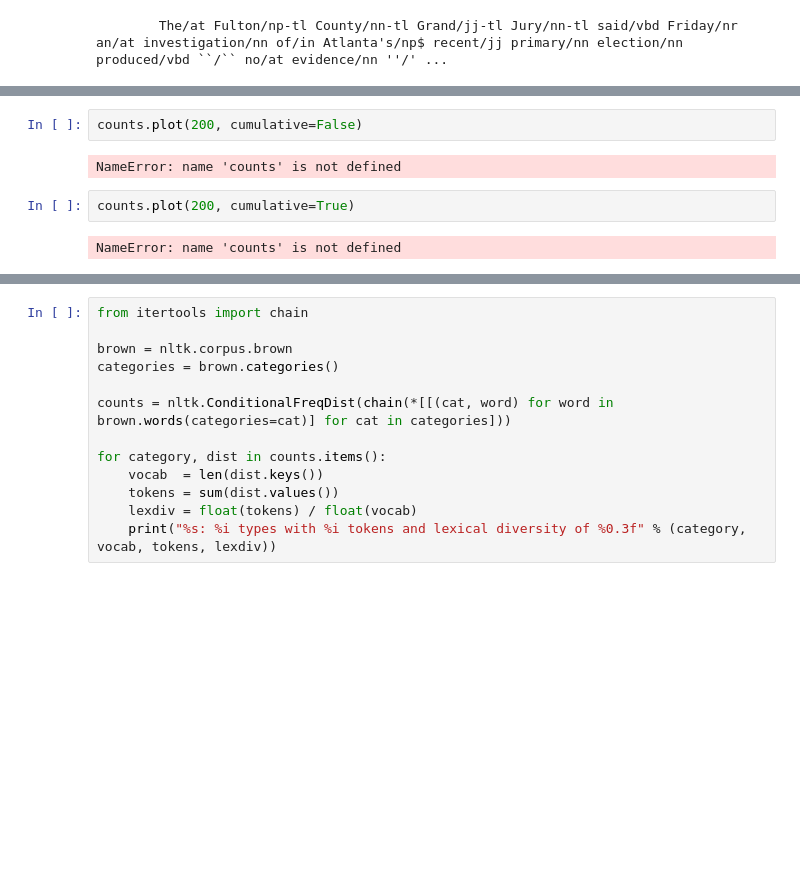
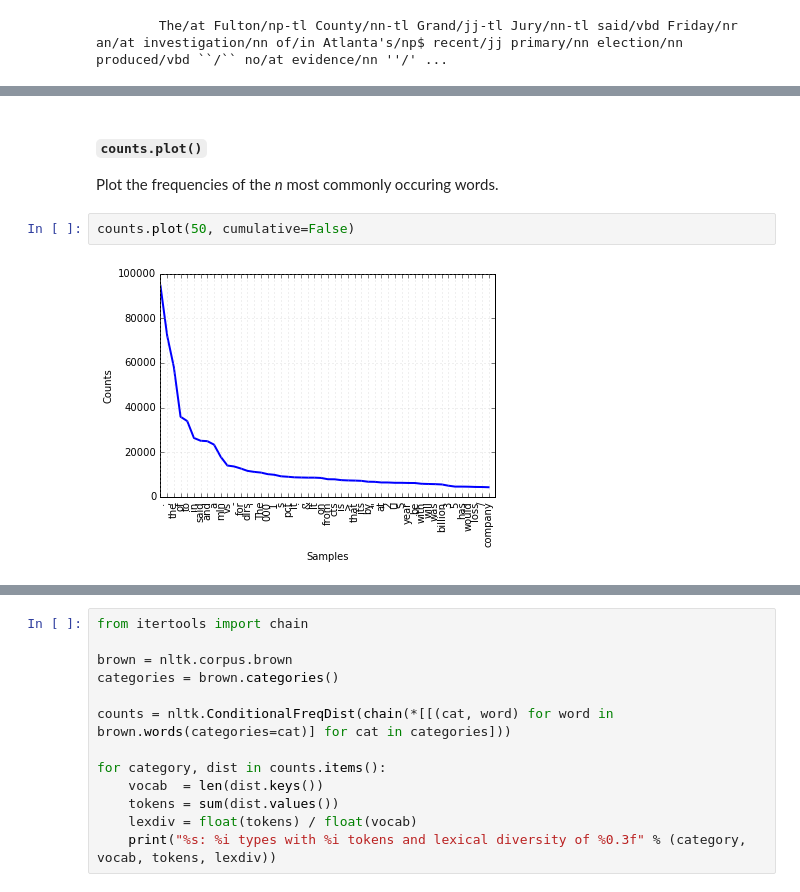
Before and after one commit to DistrictDataLabs/PyCon2016, a Jupyter notebook: notebooks/tutorial/intro_to_nltk.ipynb, the cells around one changed output, grey strips where cells are left out. Cells and saved outputs as stored; diff of their text form; blank space fills up the shorter version.

```diff
--- a/notebooks/tutorial/intro_to_nltk.ipynb
+++ b/notebooks/tutorial/intro_to_nltk.ipynb
@@ -334,8 +359,8 @@ NameError: name 'counts' is not defined
+# %% [markdown]
+#### `counts.plot()`
+
+Plot the frequencies of the _n_ most commonly occuring words.
 # %%
-counts.plot(200, cumulative=False)
+counts.plot(50, cumulative=False)
 # %% [output]
-NameError: name 'counts' is not defined
+[figure, added]
-# %%
-counts.plot(200, cumulative=True)
-# %% [output]
-NameError: name 'counts' is not defined
```
Also changed, not shown: parts of 21 cells of this notebook, 2 other files.
